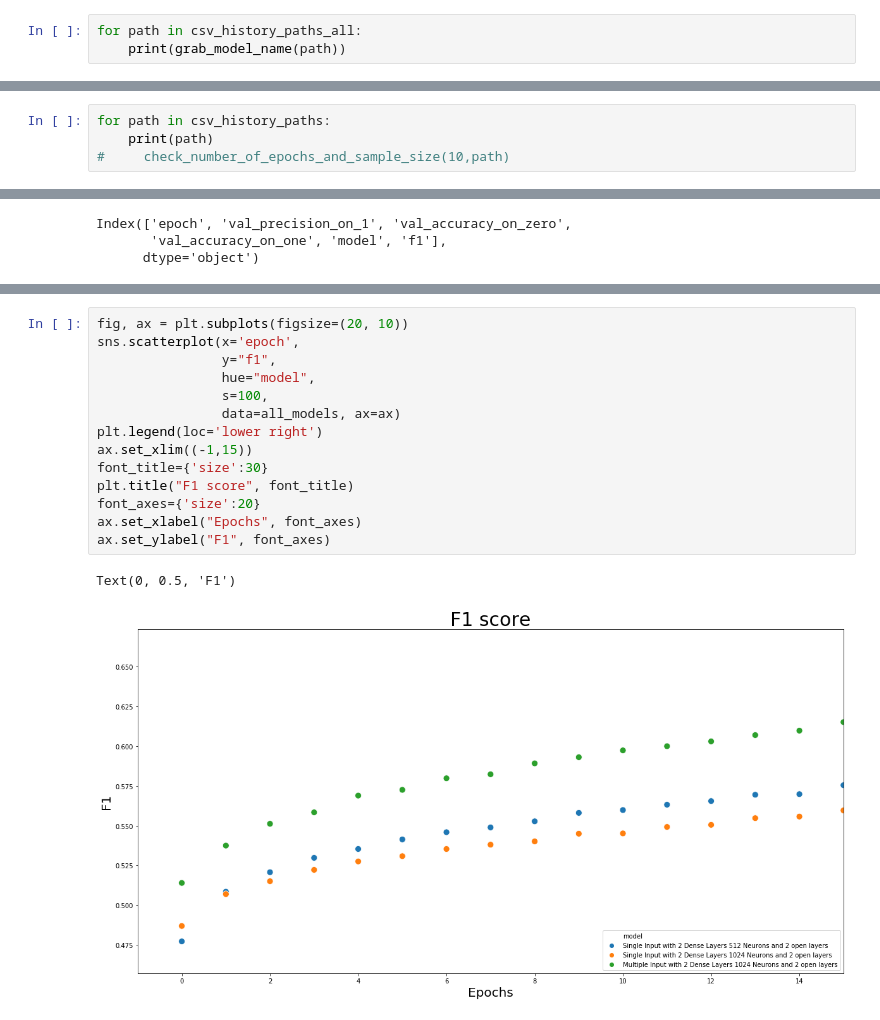
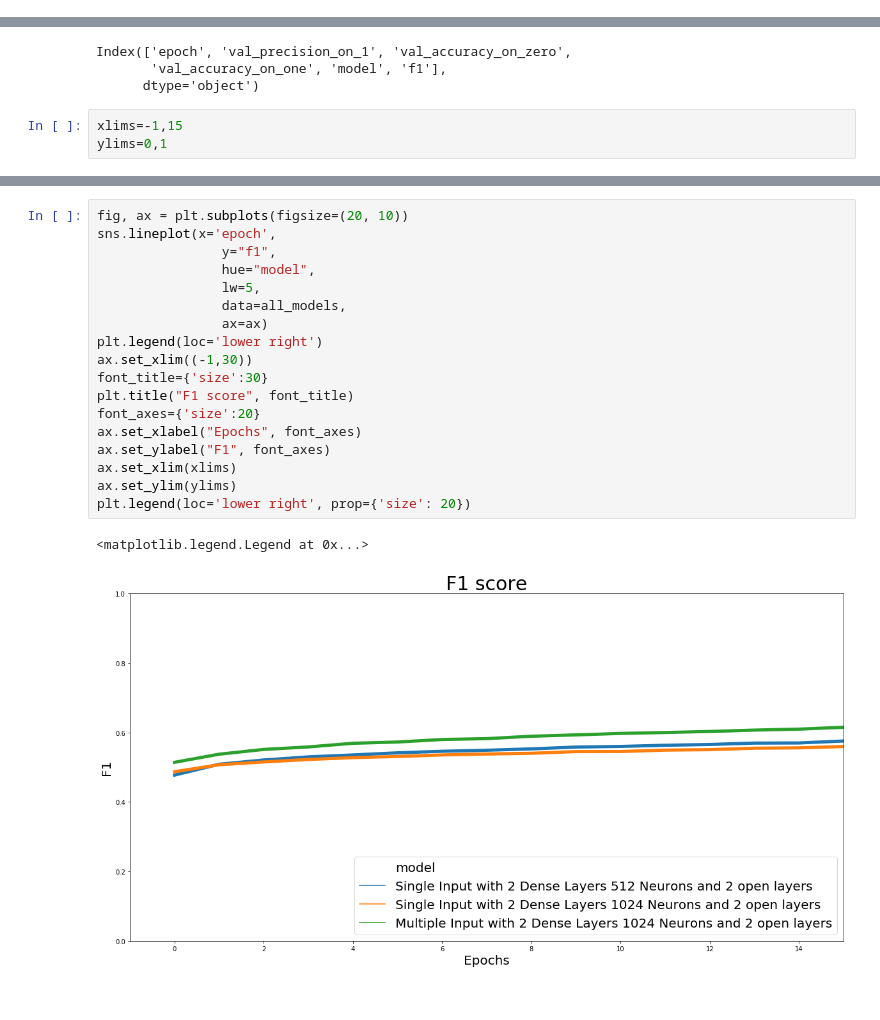
Before and after one commit to sethdow/globus_project, a Jupyter notebook: 3_evaluation/Comparative Evaluation.ipynb, the cells around one changed output, grey strips where cells are left out. Drawn from its saved outputs; the diff is of its cells as text.

```diff
--- a/3_evaluation/Comparative Evaluation.ipynb
+++ b/3_evaluation/Comparative Evaluation.ipynb
@@ -78,6 +80,3 @@ for path in csv_history_paths_all:
             histories[grab_model_name(path)] = pd.read_csv(path)
     except:
         pass
-# %%
-for path in csv_history_paths_all:
-    print(grab_model_name(path))
@@ -119,4 +82,0 @@ False
-# %%
-for path in csv_history_paths:
-    print(path)
-#     check_number_of_epochs_and_sample_size(10,path)
@@ -157,6 +99,9 @@ all_models.columns
 Index(['epoch', 'val_precision_on_1', 'val_accuracy_on_zero',
        'val_accuracy_on_one', 'model', 'f1'],
       dtype='object')
+# %%
+xlims=-1,15
+ylims=0,1
 # %%
 fig, ax = plt.subplots(figsize=(20, 10))
 sns.scatterplot(x='epoch',
@@ -204,17 +155,21 @@ Text(0, 0.5, 'Validation precision')
 # %%
 fig, ax = plt.subplots(figsize=(20, 10))
-sns.scatterplot(x='epoch',
+sns.lineplot(x='epoch',
                 y="f1",
                 hue="model",
-                s=100,
-                data=all_models, ax=ax)
+                lw=5,
+                data=all_models,
+                ax=ax)
 plt.legend(loc='lower right')
-ax.set_xlim((-1,15))
+ax.set_xlim((-1,30))
 font_title={'size':30}
 plt.title("F1 score", font_title)
 font_axes={'size':20}
 ax.set_xlabel("Epochs", font_axes)
 ax.set_ylabel("F1", font_axes)
+ax.set_xlim(xlims)
+ax.set_ylim(ylims)
+plt.legend(loc='lower right', prop={'size': 20})
 # %% [output]
-Text(0, 0.5, 'F1')
+<matplotlib.legend.Legend at 0x...>
-[figure, old version]
+[figure, new version]
```
Also changed, not shown: parts of 15 cells of this notebook, 2 other files.
